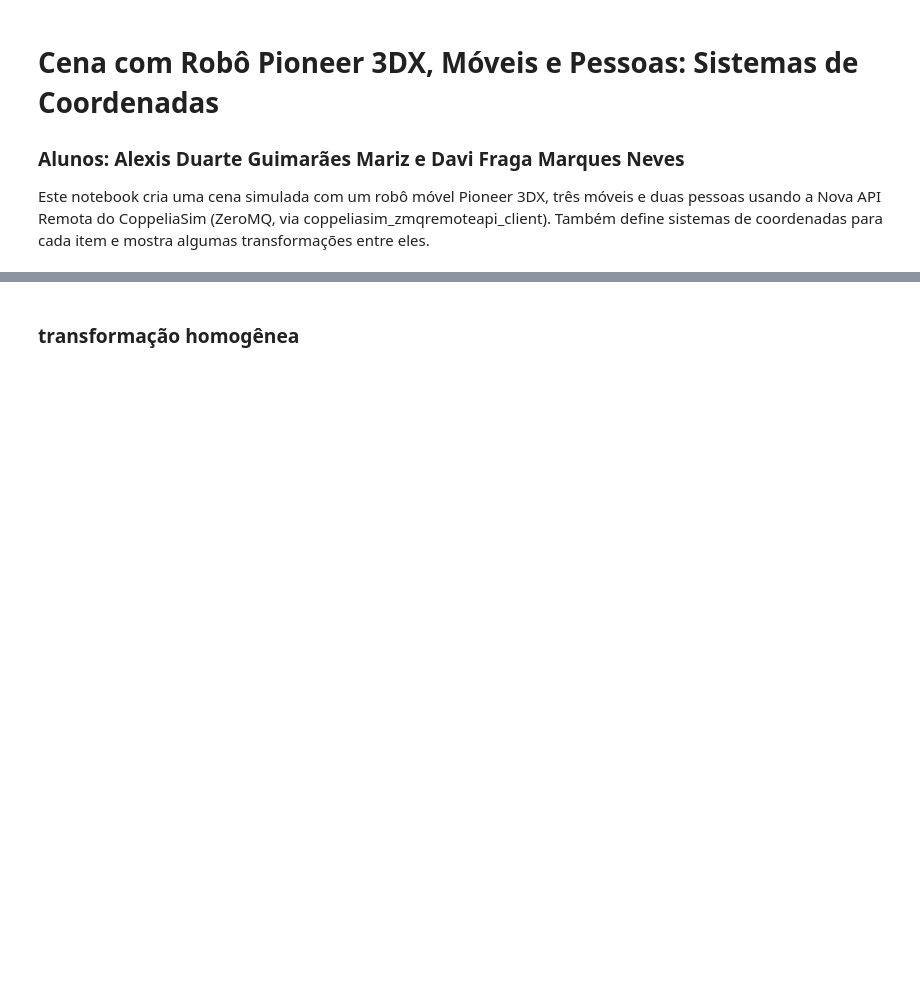
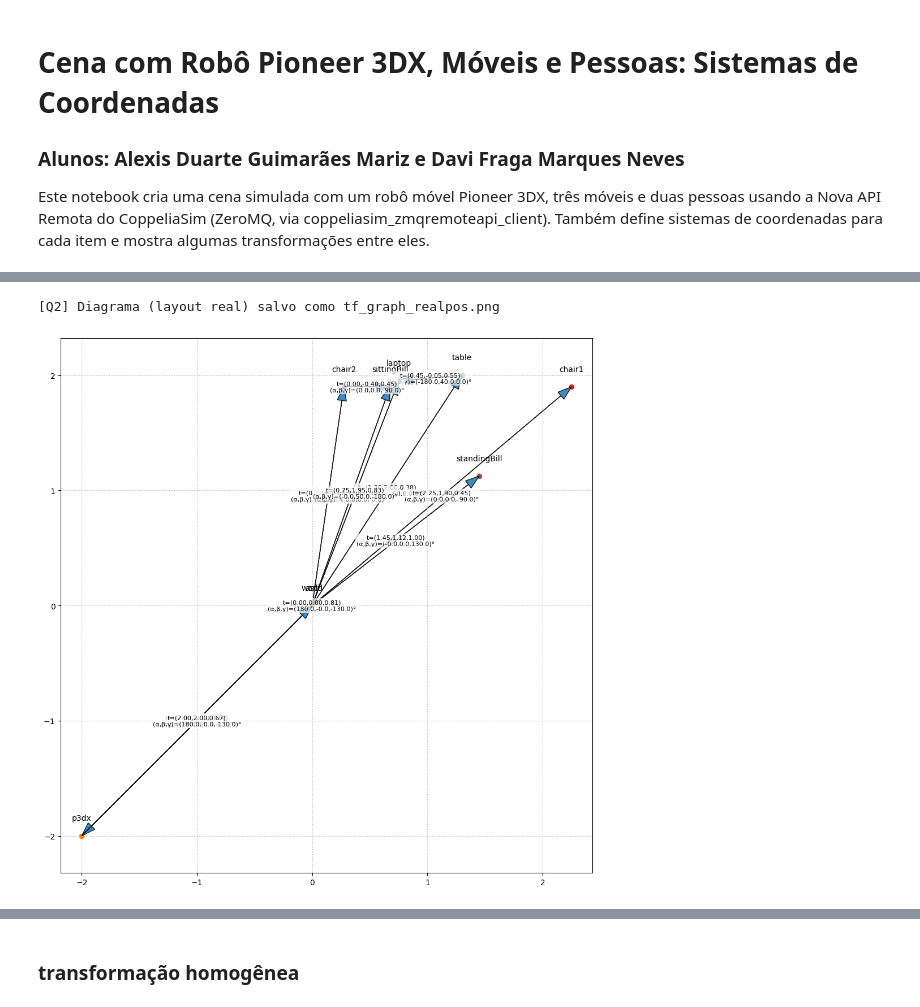
Before and after one commit to davifmn/robotica_movel, a Jupyter notebook: tp1.ipynb, the cells around one changed output, grey strips where cells are left out. Drawn from its saved outputs; the diff is of its cells as text; code cells hidden in the pictures; blank space fills up the shorter version.

Commit message:
Adiciona frames de referência para todos os objetos na cena e implementa funções para manipulação de matrizes e ângulos de Euler. Salva diagrama do layout real como 'tf_graph_realpos.png'.

```diff
--- a/tp1.ipynb
+++ b/tp1.ipynb
@@ -127,3 +246,53 @@ sim.setObjectOrientation(asti_h, -1, [math.radians(asti_abg[0]),math.radians(ast
+# %%
+# ======== OPÇÃO A: layout baseado na cena (posições reais em x–y) ========
+import math
+import matplotlib.pyplot as plt
+
+# 1) cria posição dos nós a partir das translações medidos em relação ao 'world'
+pos = {'world': (0.0, 0.0)}  # fixa o mundo na origem
+for e in tf_graph:
+    if e['to'] not in pos and e['from'] == 'world':
+        tx, ty, tz = e['t']
+        pos[e['to']] = (tx, ty)
+    # se por acaso algum nó ainda não ganhou posição, tenta inferir pelo par inverso já conhecido
+for e in tf_graph:
+    if e['to'] not in pos and e['from'] in pos:
+        # posição do 'to' = pos(from) + (tx,ty) na prática só é estritamente correta
+        # quando a rotação de 'from' é nula; aqui serve para “quebrar galho” se faltar algum
+        tx, ty, tz = e['t']
+        fx, fy = pos[e['from']]
+        pos[e['to']] = (fx + tx, fy + ty)
+
+# 2) desenho
+plt.figure(figsize=(10,10))
+
+# nós
+for name,(x,y) in pos.items():
+    plt.scatter([x],[y], s=35)
+    plt.text(x, y+0.12, name, ha='center', va='bottom')
+
+# arestas (com setas e rótulos)
+for e in tf_graph:
+    x1, y1 = pos.get(e['from'], (None,None))
+    x2, y2 = pos.get(e['to'],   (None,None))
+    if None in (x1,y1,x2,y2):
+        continue
+    plt.arrow(x1, y1, x2-x1, y2-y1, length_includes_head=True, head_width=0.08, head_length=0.12, alpha=0.85)
+    tx,ty,tz = e['t']
+    rx,ry,rz = e['euler_deg']
+    label = f"t=({tx:.2f},{ty:.2f},{tz:.2f})\n(α,β,γ)=({rx:.1f},{ry:.1f},{rz:.1f})°"
+    mx,my = (x1+x2)/2.0, (y1+y2)/2.0
+    plt.text(mx, my, label, ha='center', va='center', fontsize=8, bbox=dict(boxstyle="round,pad=0.2", fc="white", ec="none", alpha=0.7))
+
+plt.axis('equal')
+plt.grid(True, linestyle=':')
+plt.tight_layout()
+plt.savefig('tf_graph_realpos.png', dpi=200)
+print("[Q2] Diagrama (layout real) salvo como tf_graph_realpos.png")
+# opcional: plt.show()
+# %% [output]
+[Q2] Diagrama (layout real) salvo como tf_graph_realpos.png
+[figure, added]
 # %%
 # Função para obter handle de um objeto (Nova API)
 def get_handle(name):
```
Also changed, not shown: parts of 6 cells of this notebook.
